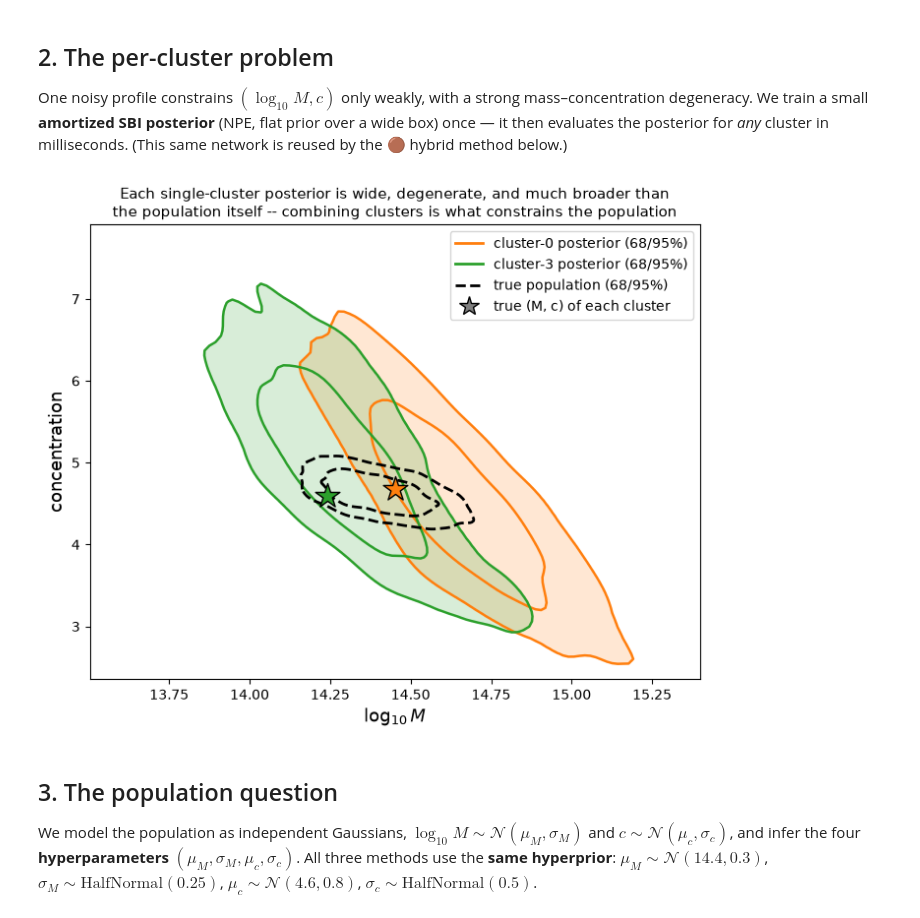
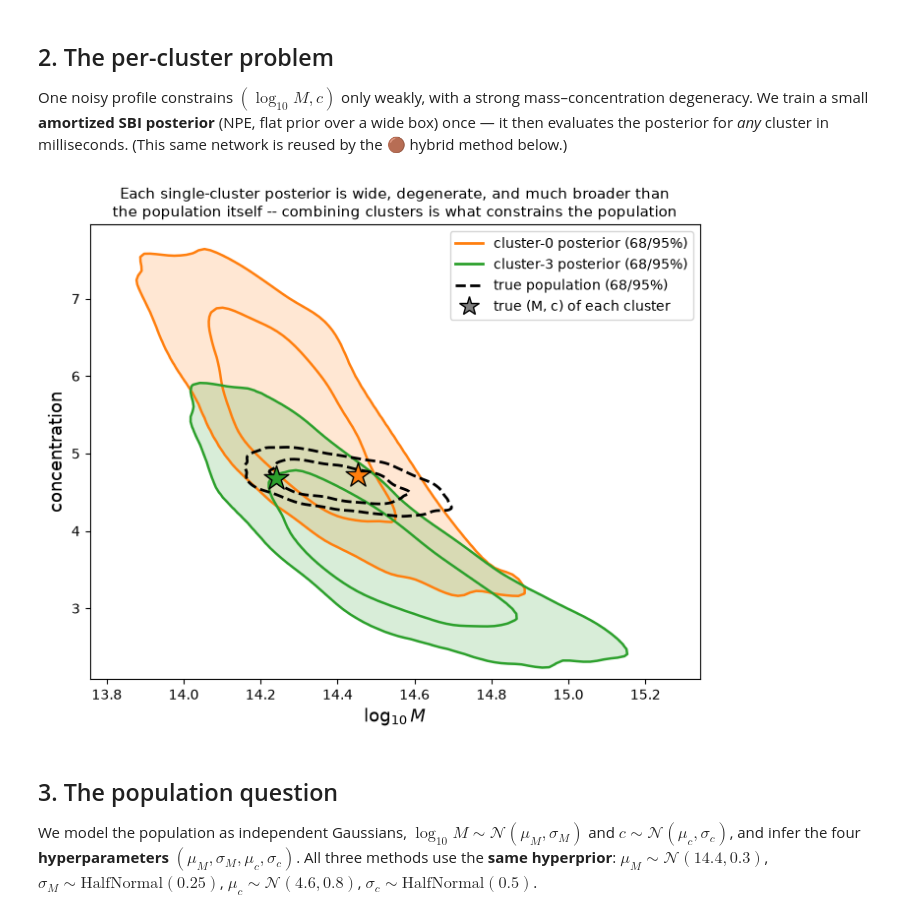
Before and after one commit to LSSTDESC/CL-SBI, a Jupyter notebook: notebooks/tutorial_01_population_inference/tutorial_01_population_inference.ipynb, the cells around one changed output. Cells and saved outputs as stored; diff of their text form; code cells hidden in the pictures.

```diff
--- a/notebooks/tutorial_01_population_inference/tutorial_01_population_inference.ipynb
+++ b/notebooks/tutorial_01_population_inference/tutorial_01_population_inference.ipynb
@@ -57,7 +58,7 @@ def kde_contours(ax, samples, color, levels=(0.68, 0.95), ls="-", lw=1.8, fill=F
     if fill: ax.contourf(xx, yy, f, levels=[cl[0], f.max()], colors=[color], alpha=alpha)
     ax.contour(xx, yy, f, levels=cl, colors=[color], linewidths=lw, linestyles=ls)
 
-N_CLUSTERS = 5          # scale this up later (e.g. 10, 50) -- everything else adapts
+N_CLUSTERS = 25         # scale freely -- all caches are keyed by N
 NOISE_DEX  = 0.3        # per-radial-bin log-normal noise (paper baseline)
 Z          = 0.275      # mid of the 0.2 < z < 0.35 bin
 RBINS      = 10 ** np.arange(0, 3, 0.1)   # 30 log-spaced radii [kpc/h]
@@ -92,7 +93,7 @@ def make_truth_population():
         num_samples=20000, mc_scatter=0.1, rm_scatter=0.1, min_z=0.2, max_z=0.35))
     return pop
 
-OBS  = cached("observations", make_observations, where=DATA)
+OBS  = cached(f"observations_N{N_CLUSTERS}", make_observations, where=DATA)
 POP  = cached("truth_population", make_truth_population, where=DATA)
 TRUE = dict(mu_M=POP[:,0].mean(), sig_M=POP[:,0].std(), mu_c=POP[:,1].mean(), sig_c=POP[:,1].std())
 
@@ -143,36 +154,36 @@ def train_percluster_npe(n_train=4000):
     return inf.build_posterior(de)
 
 npe = cached("percluster_npe", train_percluster_npe)
 
 def percluster_samples(n=2000):
     out = []
     for i in range(N_CLUSTERS):
         s = npe.sample((n,), x=torch.as_tensor(OBS["log_profiles"][i], dtype=torch.float32),
                        show_progress_bars=False).numpy()
         out.append(s)
     return np.array(out)                        # (N_CLUSTERS, n, 2)
 
-PC = cached("percluster_samples", percluster_samples)
-np.savez(os.path.join(DATA, "percluster_posteriors.npz"), samples=PC, true_mc=OBS["true_mc"])  # shared deliverable
+PC = cached(f"percluster_samples_N{N_CLUSTERS}", percluster_samples)
+np.savez(os.path.join(DATA, f"percluster_posteriors_N{N_CLUSTERS}.npz"), samples=PC, true_mc=OBS["true_mc"])  # shared deliverable
 
 fig, ax = plt.subplots(figsize=(8, 6))
 kde_contours(ax, PC[0], "C1", fill=True)                      # cluster 0 posterior (68/95%)
 kde_contours(ax, PC[3], "C2", fill=True)                      # cluster 3 posterior
 kde_contours(ax, POP[:8000], "k", ls="--", lw=2)              # true population (68/95%)
 ax.scatter(*OBS["true_mc"][0], marker="*", s=350, color="C1", edgecolor="k", zorder=5)
 ax.scatter(*OBS["true_mc"][3], marker="*", s=350, color="C2", edgecolor="k", zorder=5)
 from matplotlib.lines import Line2D
 ax.legend(handles=[Line2D([], [], color="C1", lw=2, label="cluster-0 posterior (68/95%)"),
                    Line2D([], [], color="C2", lw=2, label="cluster-3 posterior (68/95%)"),
                    Line2D([], [], color="k", ls="--", lw=2, label="true population (68/95%)"),
                    Line2D([], [], marker="*", ls="", ms=15, mfc="gray", mec="k", label="true (M, c) of each cluster")],
           fontsize=10, loc="upper right")
 ax.set_xlabel(r"$\log_{10} M$", fontsize=13); ax.set_ylabel("concentration", fontsize=13)
 ax.set_title("Each single-cluster posterior is wide, degenerate, and much broader than\n"
              "the population itself -- combining clusters is what constrains the population", fontsize=11)
 plt.show()
 # %% [output]
-[figure, old version]
+[figure, new version]
 # %% [markdown]
 ## 3. The population question
 
```
Also changed, not shown: parts of 10 cells of this notebook, 3 other files.
